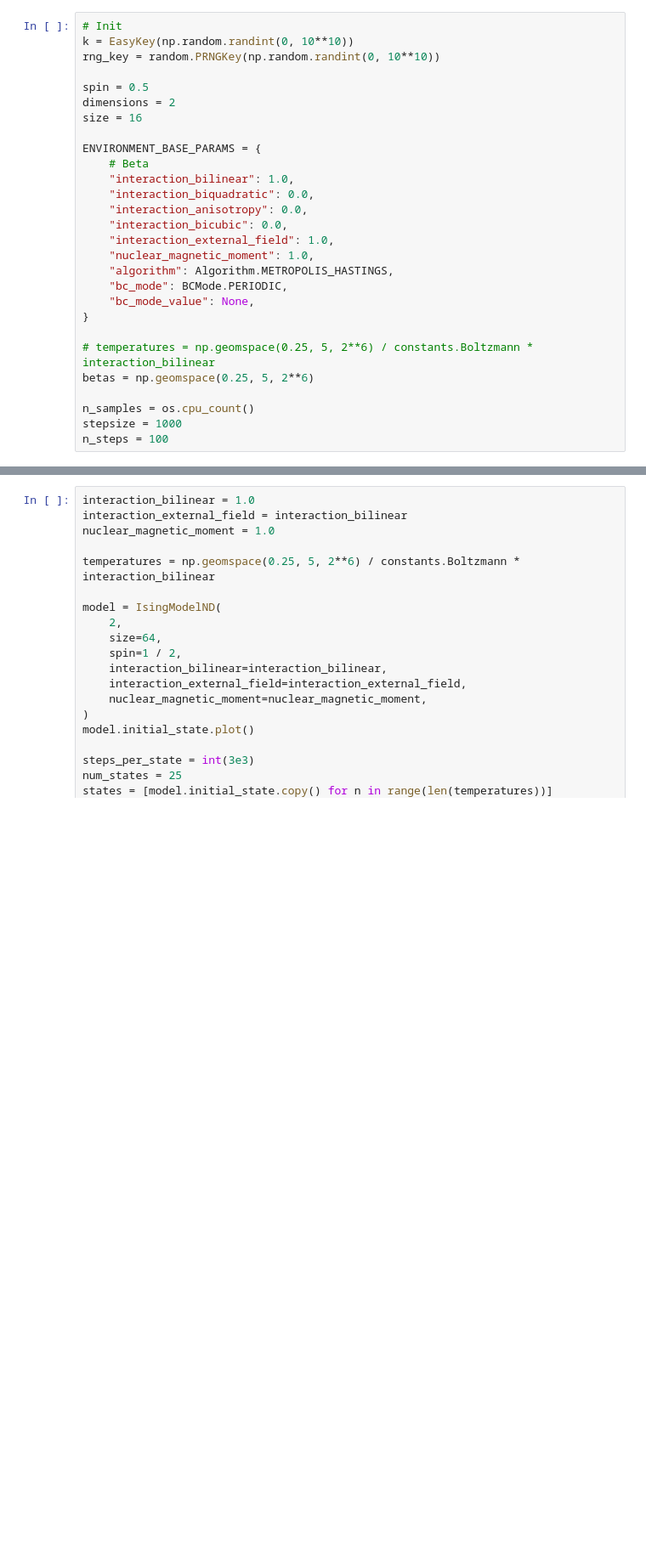
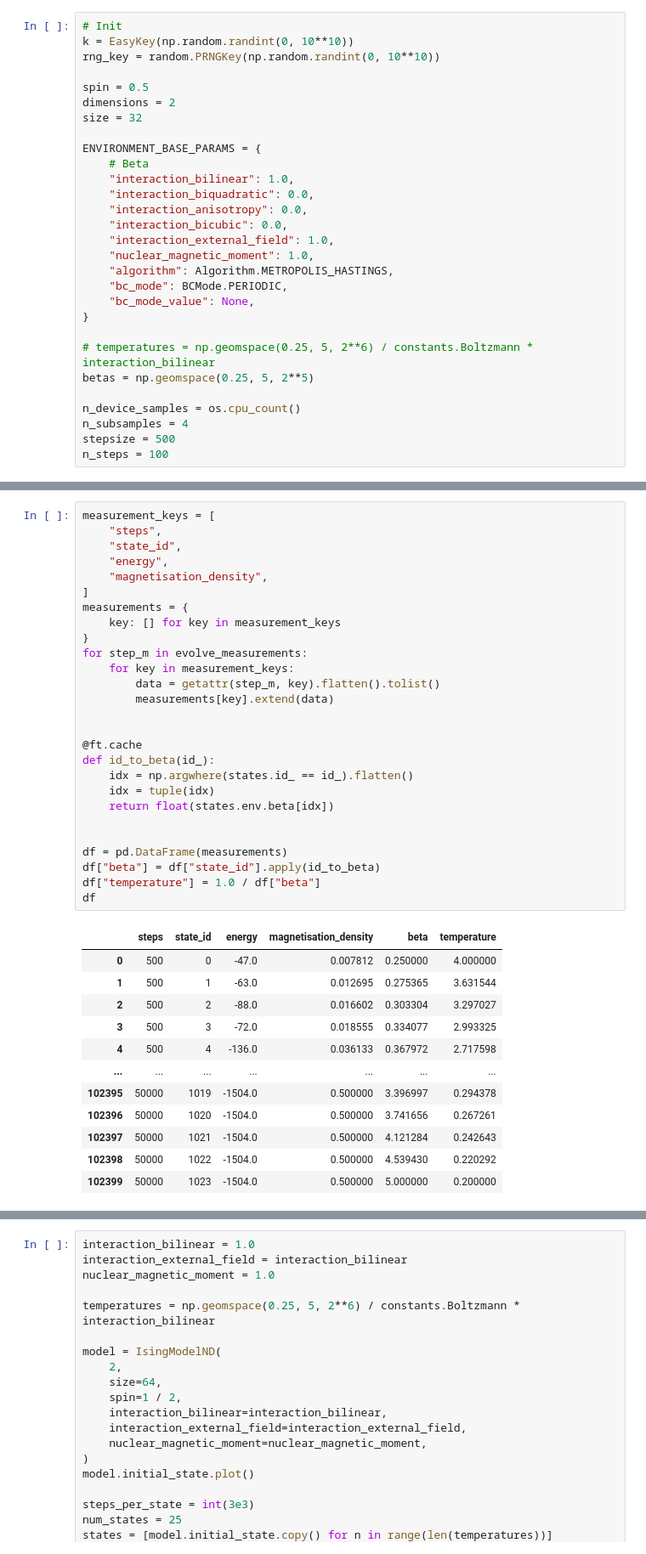
Before and after one commit to JeppeKlitgaard/Jackpot, a Jupyter notebook: workbench3.ipynb, the cells around one changed output, grey strips where cells are left out. Shown at 85% size. Saved outputs shown, nothing was run; the diff lists cells and outputs as text; blank space fills up the shorter version.

```diff
--- a/workbench3.ipynb
+++ b/workbench3.ipynb
@@ -39,7 +44,7 @@ rng_key = random.PRNGKey(np.random.randint(0, 10**10))
 
 spin = 0.5
 dimensions = 2
-size = 16
+size = 32
 
 ENVIRONMENT_BASE_PARAMS = {
     # Beta
@@ -55,10 +60,11 @@ ENVIRONMENT_BASE_PARAMS = {
 }
 
 # temperatures = np.geomspace(0.25, 5, 2**6) / constants.Boltzmann * interaction_bilinear
-betas = np.geomspace(0.25, 5, 2**6)
+betas = np.geomspace(0.25, 5, 2**5)
 
-n_samples = os.cpu_count()
-stepsize = 1000
+n_device_samples = os.cpu_count()
+n_subsamples = 4
+stepsize = 500
 n_steps = 100
 # %%
 # Single state
@@ -146,0 +216,40 @@ State(
+# %%
+measurement_keys = [
+    "steps",
+    "state_id",
+    "energy",
+    "magnetisation_density",
+]
+measurements = {
+    key: [] for key in measurement_keys
+}
+for step_m in evolve_measurements:
+    for key in measurement_keys:
+        data = getattr(step_m, key).flatten().tolist()
+        measurements[key].extend(data)
+
+
+@ft.cache
+def id_to_beta(id_):
+    idx = np.argwhere(states.id_ == id_).flatten()
+    idx = tuple(idx)
+    return float(states.env.beta[idx])
+
+
+df = pd.DataFrame(measurements)
+df["beta"] = df["state_id"].apply(id_to_beta)
+df["temperature"] = 1.0 / df["beta"]
+df
+# %% [output]
+|  | steps | state_id | energy | magnetisation_density | beta | temperature |
+| 0 | 500 | 0 | -47.0 | 0.007812 | 0.250000 | 4.000000 |
+| 1 | 500 | 1 | -63.0 | 0.012695 | 0.275365 | 3.631544 |
+| 2 | 500 | 2 | -88.0 | 0.016602 | 0.303304 | 3.297027 |
+| 3 | 500 | 3 | -72.0 | 0.018555 | 0.334077 | 2.993325 |
+| 4 | 500 | 4 | -136.0 | 0.036133 | 0.367972 | 2.717598 |
+| ... | ... | ... | ... | ... | ... | ... |
+| 102395 | 50000 | 1019 | -1504.0 | 0.500000 | 3.396997 | 0.294378 |
+| 102396 | 50000 | 1020 | -1504.0 | 0.500000 | 3.741656 | 0.267261 |
+| 102397 | 50000 | 1021 | -1504.0 | 0.500000 | 4.121284 | 0.242643 |
+| 102398 | 50000 | 1022 | -1504.0 | 0.500000 | 4.539430 | 0.220292 |
+| 102399 | 50000 | 1023 | -1504.0 | 0.500000 | 5.000000 | 0.200000 |
```
Also changed, not shown: parts of 15 cells of this notebook, 2 other files.
